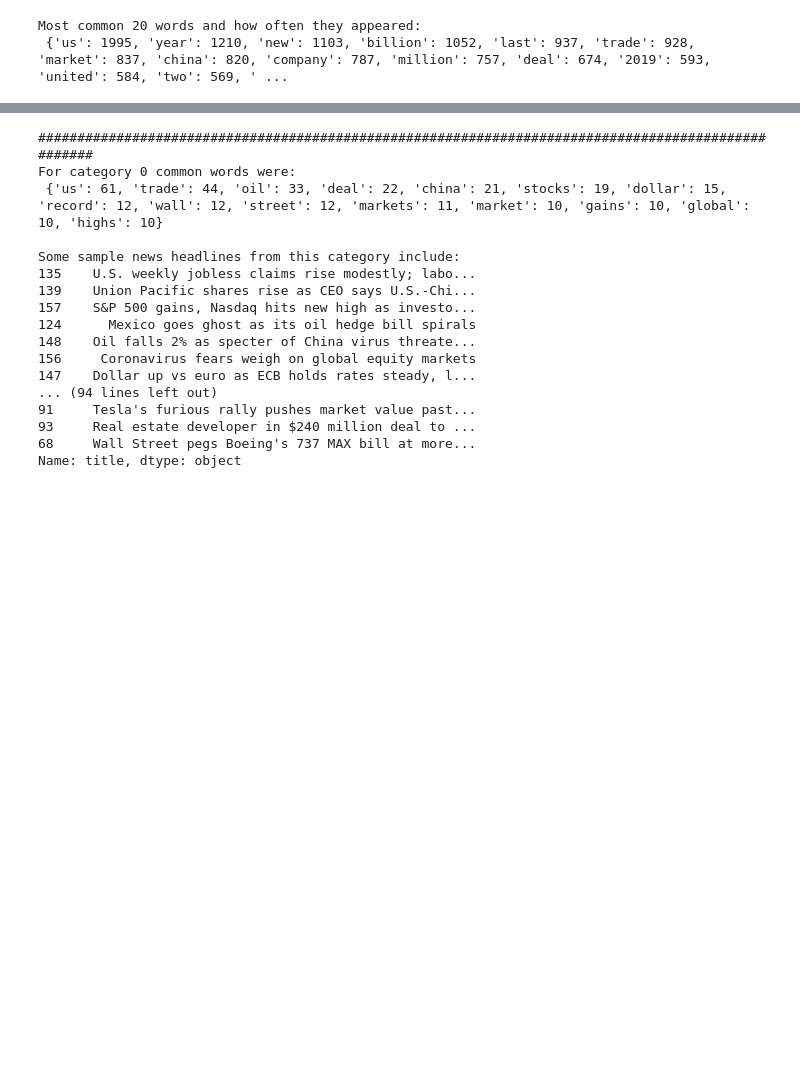
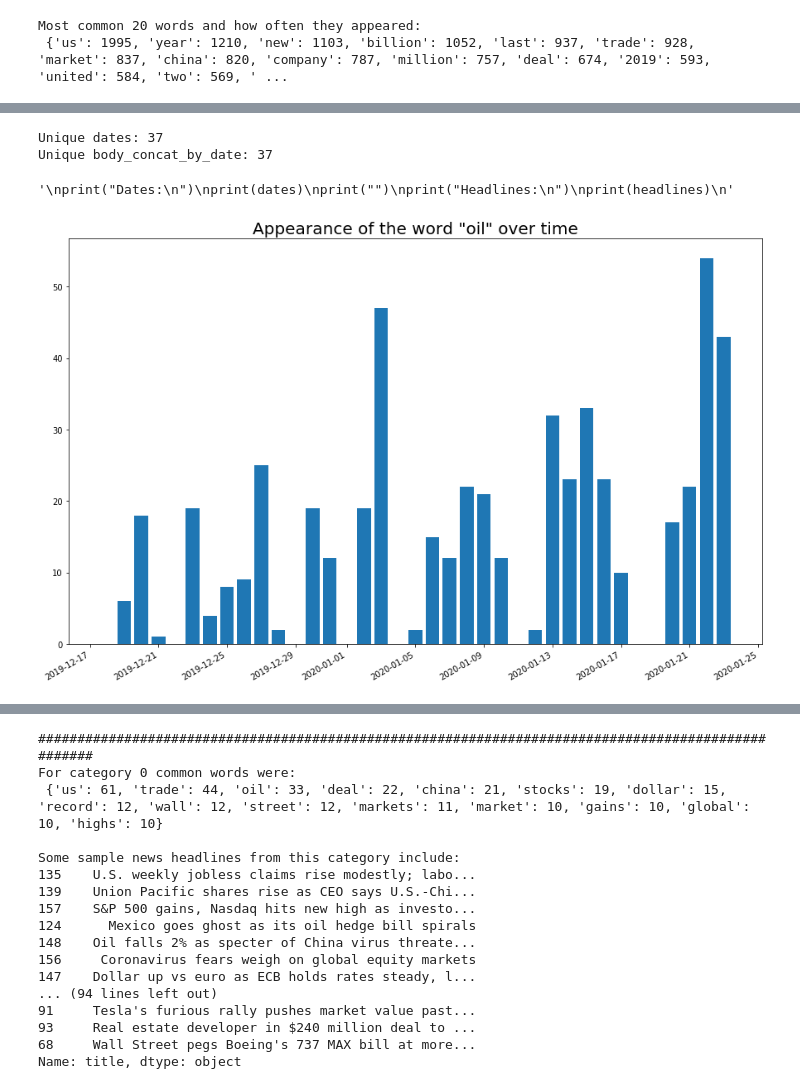
Before and after one commit to jzl4/Web_Scraping_Project, a Jupyter notebook: Webscraping_Analysis.ipynb, the cells around one changed output, grey strips where cells are left out. Cells and saved outputs as stored; diff of their text form; code cells hidden in the pictures; blank space fills up the shorter version.

```diff
--- a/Webscraping_Analysis.ipynb
+++ b/Webscraping_Analysis.ipynb
@@ -183,0 +196,75 @@ ax.legend(fontsize=20)
+# %%
+# Sanity check to see if it worked...
+print("Unique dates:",df.date.nunique())
+print("Unique body_concat_by_date:",df.body_concat_by_date.nunique())
+# %% [output]
+Unique dates: 37
+Unique body_concat_by_date: 37
+# %%
+# dates is a list of unique dates
+# bodies_agg_by_date is the concatenation (sum) of all of the article text from that date
+
+n_rows = df.shape[0]
+
+dates = []
+bodies_agg_by_date = []
+for i in range(n_rows):
+    if df["date"][i] not in dates:
+        dates.append(df["date"][i])
+        bodies_agg_by_date.append(df["body_concat_by_date"][i])
+
+"""
+print("Dates:\n")
+print(dates)
+print("")
+print("Headlines:\n")
+print(headlines)
+"""
+
+#print(len(dates))
+#print(len(headlines))
+# %% [output]
+'\nprint("Dates:\n")\nprint(dates)\nprint("")\nprint("Headlines:\n")\nprint(headlines)\n'
+# %%
+bodies_agg_by_date = list(map(lambda x: x.lower(), bodies_agg_by_date))
+bodies_agg_by_date_no_punctuation = list(map(lambda x: remove_punctuation(x), bodies_agg_by_date))
+list_of_all_words_by_date = list(map(lambda x: remove_stop_words(x), bodies_agg_by_date_no_punctuation))
+count_of_all_words_by_date = list(map(lambda x: count_word_frequency(x), list_of_all_words_by_date))
+count_of_all_words_by_date = list(map(lambda x: order_dict_by_value(x, True), count_of_all_words_by_date))
+# Count_of_all_words_by_date is a list of word frequencies
+# The length of count_of_all_words_by is the number of days in the data that we have scraped, i.e. -
+# length 37 if we have gathered 37 dates of day
+# Then the first element, count_of_all_words_by_date[0] is a dictionary representing the
+# frequency of the words on date_0 (first)
+# Ex:  [{"us": 300, "oil": 50},      -> word freq for day 1
+#       {"us": 257, "oil": 53}]      -> word freq for day 2
+
+import matplotlib.dates as mdates
+
+# Now let's track the frequency of a particular word through time
+word_to_track = "oil"
+
+def plot_word_freq_over_time(word_to_track):
+    count_of_word_to_track = []
+    n_dates = len(dates)
+    for i in range(n_dates):
+        # print("i = ",i)
+        if word_to_track in (count_of_all_words_by_date[i]).keys():
+            count_of_word_to_track.append((count_of_all_words_by_date[i])[word_to_track])
+        else:
+            count_of_word_to_track.append(0)
+    #print(count_of_word_to_track)
+
+    fig, ax = plt.subplots(figsize=(15,10))
+    #plt.rcParams["figure.figsize"] = (10,10)
+    ax.bar(dates, count_of_word_to_track)
+    fig.autofmt_xdate()
+    ax.fmt_xdata = mdates.DateFormatter("%y-%m-%d")
+    title = "Appearance of the word \"" + word_to_track + "\" over time"
+    #ax.set_title(title)
+    plt.title(title, fontdict={'fontsize': 20})
+    ax.tick_params(axis='both', labelsize=10)
+# %%
+plot_word_freq_over_time("oil")
+# %% [output]
+[figure, added]
```
Also changed, not shown: parts of 16 cells of this notebook, 4 other files.
